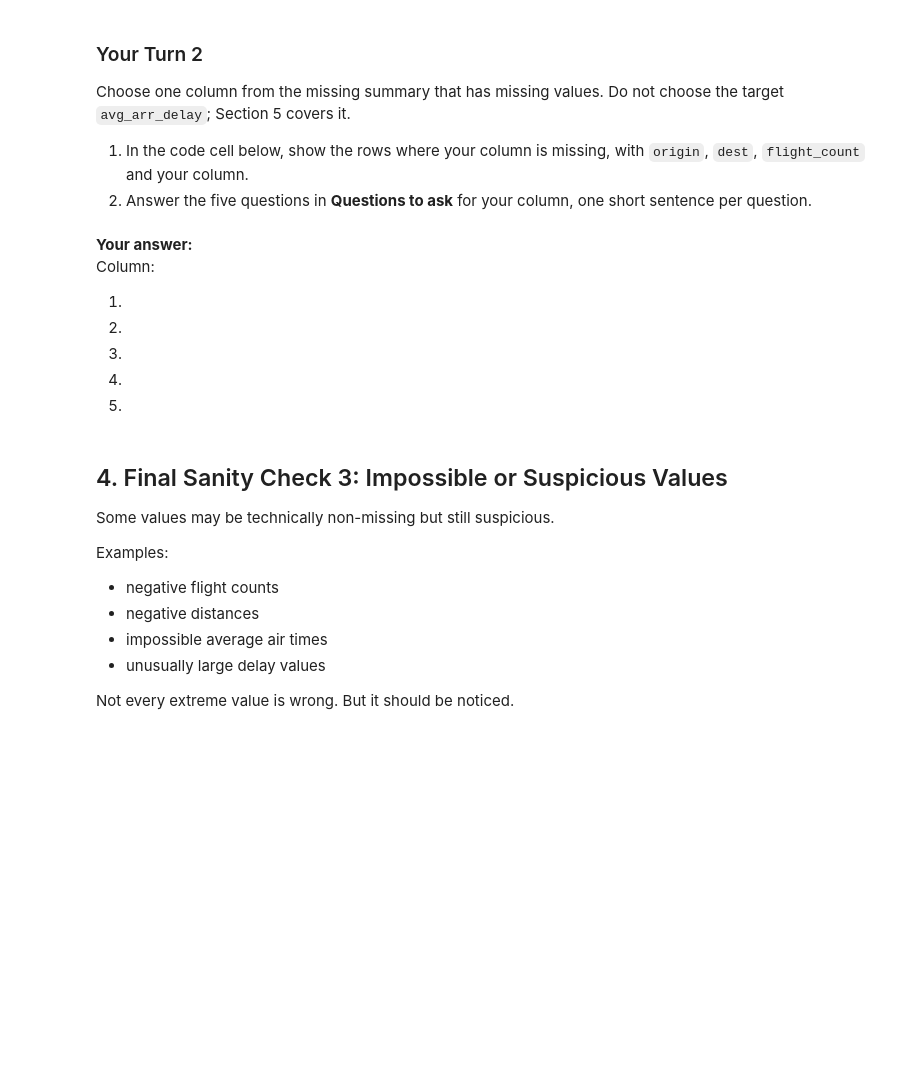
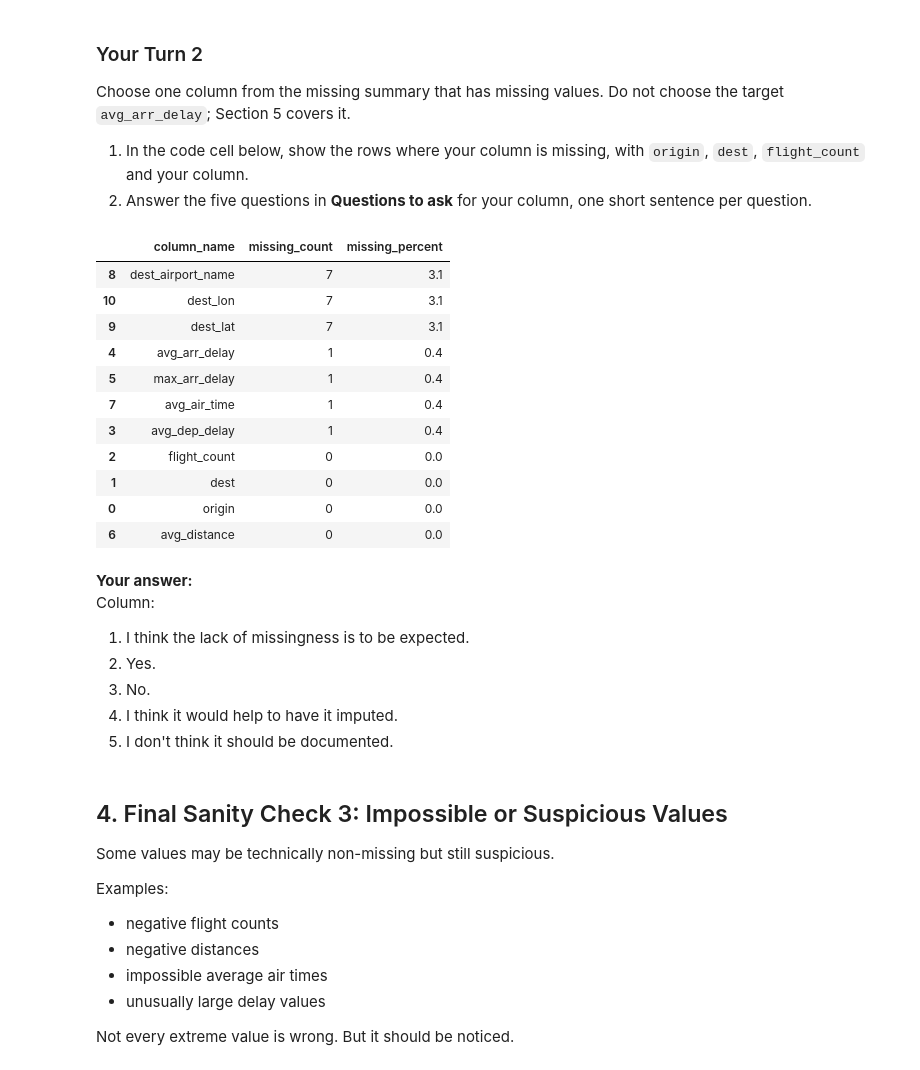
Before and after one commit to h4mmus/ban6003-week11-leoahmetovic, a Jupyter notebook: notebooks/module11_abt_documentation_guided_lab.ipynb, the cells around one changed output. Saved outputs shown, nothing was run; the diff lists cells and outputs as text; code cells hidden in the pictures; blank space fills up the shorter version.

```diff
--- a/notebooks/module11_abt_documentation_guided_lab.ipynb
+++ b/notebooks/module11_abt_documentation_guided_lab.ipynb
@@ -191,16 +250,37 @@ Choose one column from the missing summary that has missing values. Do not choos
 # %%
 # Your Turn 2
 # Replace your_column with the column you chose, then show its missing rows.
 # Hint: route_abt[route_abt["your_column"].isna()][["origin", "dest", "flight_count", "your_column"]]
+
+route_abt[route_abt["avg_distance"].isna()][["origin", "dest", "flight_count", "avg_distance"]]
+
+missing_summary = route_abt.isna().sum().reset_index()
+missing_summary.columns = ["column_name", "missing_count"]
+missing_summary["missing_percent"] = (missing_summary["missing_count"] / len(route_abt) * 100).round(1)
+
+missing_summary.sort_values("missing_count", ascending=False)
+# %% [output]
+|  | column_name | missing_count | missing_percent |
+| 8 | dest_airport_name | 7 | 3.1 |
+| 10 | dest_lon | 7 | 3.1 |
+| 9 | dest_lat | 7 | 3.1 |
+| 4 | avg_arr_delay | 1 | 0.4 |
+| 5 | max_arr_delay | 1 | 0.4 |
+| 7 | avg_air_time | 1 | 0.4 |
+| 3 | avg_dep_delay | 1 | 0.4 |
+| 2 | flight_count | 0 | 0.0 |
+| 1 | dest | 0 | 0.0 |
+| 0 | origin | 0 | 0.0 |
+| 6 | avg_distance | 0 | 0.0 |
 # %% [markdown]
 **Your answer:**
 Column:
 
-1.
-2.
-3.
-4.
-5.
+1. I think the lack of missingness is to be expected.
+2. Yes.
+3. No.
+4. I think it would help to have it imputed.
+5. I don't think it should be documented.
 # %% [markdown]
 ## 4. Final Sanity Check 3: Impossible or Suspicious Values
 
```
Also changed, not shown: parts of 29 cells of this notebook.
